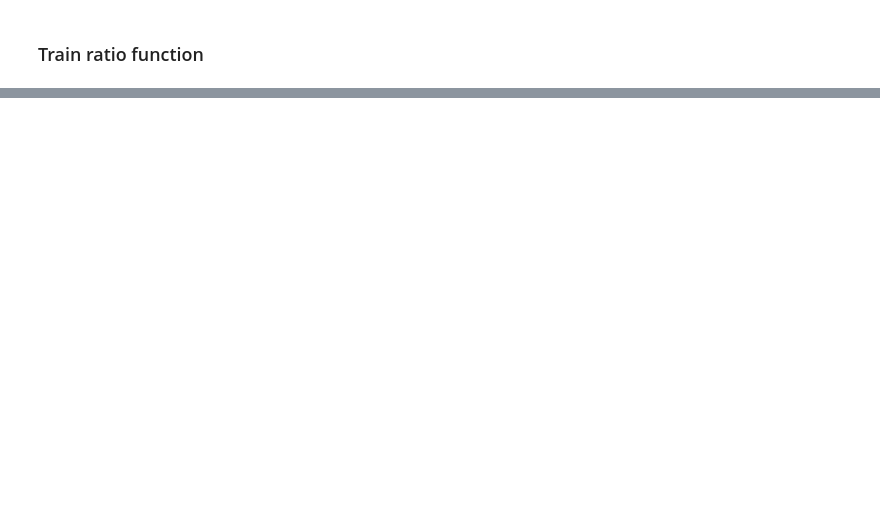
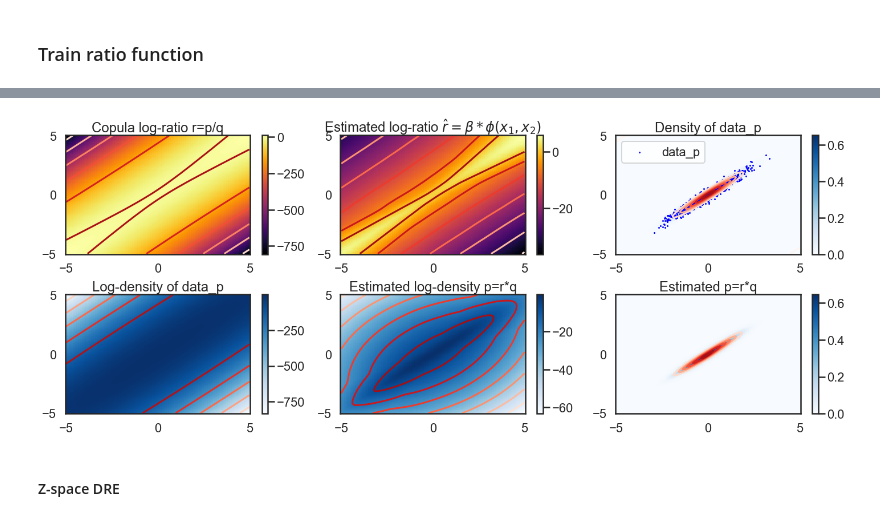
Before and after one commit to Huk-David/Ratio-Copula, a Jupyter notebook: Copula by Ratio Estimation/comparison.ipynb, the cells around one changed output, grey strips where cells are left out. Cells and saved outputs as stored; diff of their text form; code cells hidden in the pictures; blank space fills up the shorter version.

```diff
--- a/Copula by Ratio Estimation/comparison.ipynb
+++ b/Copula by Ratio Estimation/comparison.ipynb
@@ -209,0 +228,62 @@ AttributeError: 'TensorDataset' object has no attribute 'shape'
+# %%
+import scipy.stats as scs
+
+
+fig, axs = plt.subplots(2, 3, figsize=(20, 8))
+
+xline = torch.linspace(-5, 5, 100)
+yline = torch.linspace(-5, 5., 100)
+xgrid, ygrid = torch.meshgrid(xline, yline)
+uvinput = torch.cat([xgrid.reshape(-1, 1), ygrid.reshape(-1, 1)], dim=1)
+
+# Plot of Gaussian Copula ratio r=p/q
+px = scs.multivariate_normal.logpdf(x = uvinput, mean = [0,0], cov = [[1,0.97],[0.97,1]])-scs.norm.logpdf(x = uvinput[:,0])-scs.norm.logpdf(x = uvinput[:,1])
+contour_plot = axs[0,0].pcolormesh(xgrid.numpy(), ygrid.numpy(), px.reshape(100, 100), cmap='inferno')
+fig.colorbar(contour_plot, ax=axs[0,0])
+axs[0,0].contour(xgrid.numpy(), ygrid.numpy(), px.reshape(100, 100), cmap='Reds')
+axs[0,0].set_title('Copula log-ratio r=p/q')
+
+# Plot of ratio
+with torch.no_grad():
+    ratio = mlp_x.forward(torch.tensor(np.vstack([xgrid.ravel(), ygrid.ravel()]).T).float()).detach().numpy()
+ratio_plot = axs[0,1].pcolormesh(xgrid.numpy(), ygrid.numpy(), ratio.reshape(100, 100), cmap='inferno')
+fig.colorbar(ratio_plot, ax=axs[0,1])
+axs[0,1].contour(xgrid.numpy(), ygrid.numpy(), ratio.reshape(100, 100), cmap='Reds')
+axs[0,1].set_title(r'Estimated log-ratio $\hat{r}=\beta *\phi(x_1,x_2)$')
+
+# Plot of joint density of data_p
+density_p = scs.multivariate_normal.logpdf(x = uvinput, mean = [0,0], cov = [[1,0.97],[0.97,1]])
+density_p_plot = axs[1,0].pcolormesh(xgrid.numpy(), ygrid.numpy(), density_p.reshape(100, 100), cmap='Blues')
+fig.colorbar(density_p_plot, ax=axs[1,0])
+axs[1,0].contour(xgrid.numpy(), ygrid.numpy(), density_p.reshape(100, 100), cmap='Reds')
+axs[1,0].set_title('Log-density of data_p')
+
+# Plot of estimated p=exp(r)*q
+ratio_joint = ratio.reshape(100, 100)+scs.multivariate_normal.logpdf(x = uvinput, mean = [0,0], cov = [[1,0],[0,1]]).reshape(100, 100)
+density_ratio_joint = axs[1,1].pcolormesh(xgrid.numpy(), ygrid.numpy(), ratio_joint, cmap='Blues')
+fig.colorbar(density_ratio_joint, ax=axs[1,1])
+axs[1,1].contour(xgrid.numpy(), ygrid.numpy(), ratio_joint, cmap='Reds')
+axs[1,1].set_title('Estimated log-density p=r*q')
+
+# Plot of datap
+density_p = scs.multivariate_normal.pdf(x = uvinput, mean = [0,0], cov = [[1,0.97],[0.97,1]])
+density_p_plot = axs[0,2].pcolormesh(xgrid.numpy(), ygrid.numpy(), density_p.reshape(100, 100), cmap='Blues')
+fig.colorbar(density_p_plot, ax=axs[0,2])
+axs[0,2].contour(xgrid.numpy(), ygrid.numpy(), density_p.reshape(100, 100), cmap='Reds')
+axs[0,2].scatter(data_p[:, 0], data_p[:, 1], s=1, color='blue', label='data_p')
+axs[0,2].legend()
+axs[0,2].set_title('Density of data_p')
+
+# Plot of estimated p=exp(r)*q
+ratio_joint = ratio.reshape(100, 100)+scs.multivariate_normal.logpdf(x = uvinput, mean = [0,0], cov = [[1,0],[0,1]]).reshape(100, 100)
+density_ratio_joint = axs[1,2].pcolormesh(xgrid.numpy(), ygrid.numpy(), np.exp(ratio_joint), cmap='Blues')
+fig.colorbar(density_ratio_joint, ax=axs[1,2])
+axs[1,2].contour(xgrid.numpy(), ygrid.numpy(), np.exp(ratio_joint), cmap='Reds')
+axs[1,2].set_title('Estimated p=r*q')
+
+plt.tight_layout()
+plt.show()
+# %% [output]
+[figure, added]
+# %% [markdown]
+#### Z-space DRE
```
Also changed, not shown: parts of 16 cells of this notebook.
